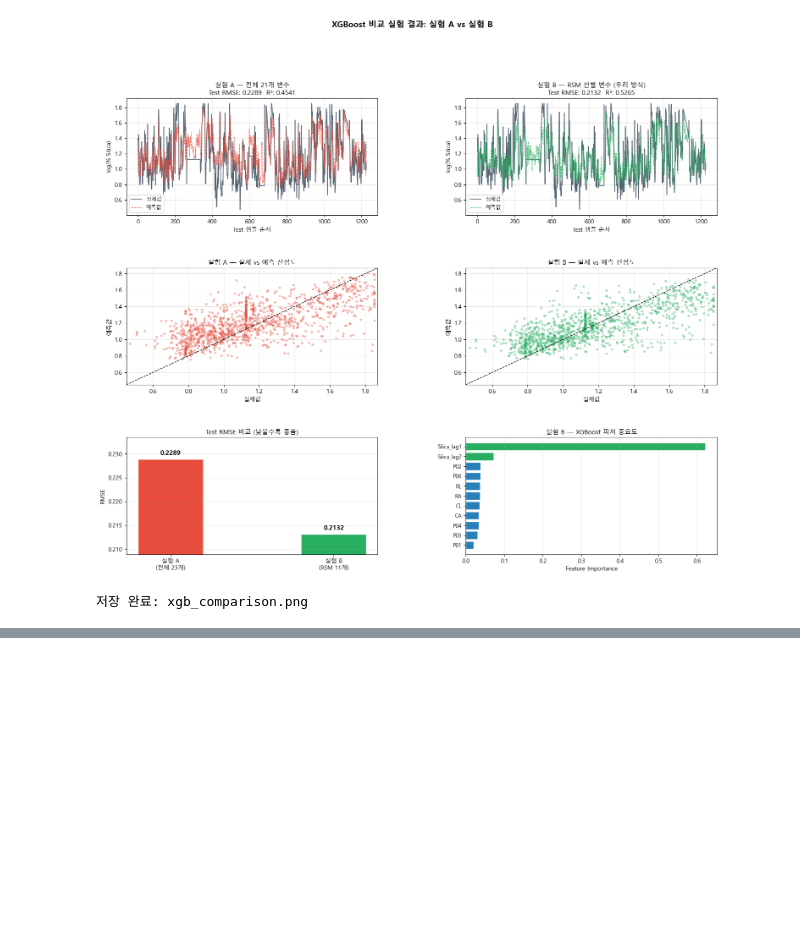
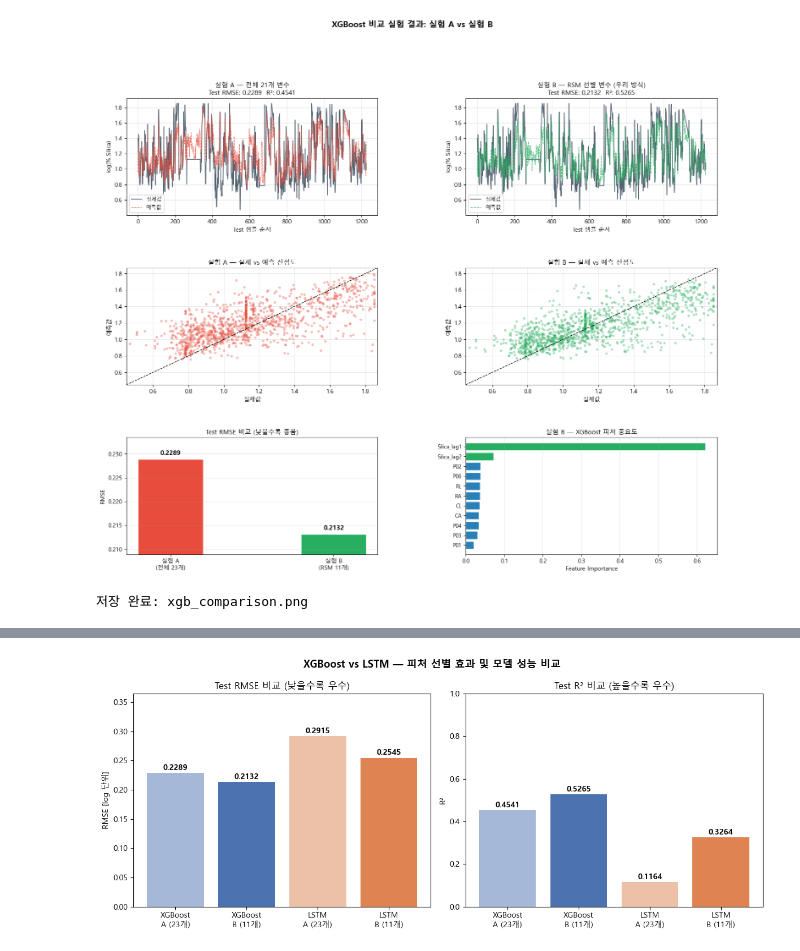
Before and after one commit to HyREX-Comic-Sans/CAPSTONE_Project, a Jupyter notebook: Silica_DOE.ipynb, the cells around one changed output, grey strips where cells are left out. Cells and saved outputs as stored; diff of their text form; code cells hidden in the pictures; blank space fills up the shorter version.

Commit message:
26.03.22 LSTM 테스트 완료
LSTM Test

```diff
--- a/Silica_DOE.ipynb
+++ b/Silica_DOE.ipynb
@@ -819,0 +933,10 @@ print('저장 완료: xgb_comparison.png')
+# %%
+# ── LSTM 실험 실행 ──────────────────────────────────────────────────────
+print('LSTM 학습 시작 (EarlyStopping patience=10, max epoch=100)...')
+
+lstm_A, res_lstm_A = run_lstm(
+    X_A_train, X_A_test, 'LSTM 실험 A — 전체 23개 변수'
+)
+lstm_B, res_lstm_B = run_lstm(
+    X_B_train, X_B_test, 'LSTM 실험 B — RSM 선별 11개 변수'
+)
@@ -819,0 +963,77 @@ print('저장 완료: xgb_comparison.png')
+# %%
+# ══════════════════════════════════════════════════════════════════════════
+# Step 12. 4-way 최종 비교 (XGBoost A/B  vs  LSTM A/B)
+# ══════════════════════════════════════════════════════════════════════════
+
+results = {
+    'XGBoost-A (23개)': res_A,
+    'XGBoost-B (11개)': res_B,
+    'LSTM-A    (23개)': res_lstm_A,
+    'LSTM-B    (11개)': res_lstm_B,
+}
+
+# ── 텍스트 비교표 ────────────────────────────────────────────────────────
+sep = '=' * 60
+print(f'\n{sep}')
+print('  4-way 최종 비교')
+print(sep)
+print(f'  {"모델":<22s}  {"Test RMSE":>10s}  {"Test R²":>10s}')
+print(f'  {"-" * 48}')
+for name, res in results.items():
+    print(f'  {name:<22s}  {res["test_rmse"]:>10.4f}  {res["test_r2"]:>10.4f}')
+
+# ── 효과 분해 ────────────────────────────────────────────────────────────
+xgb_feat   = (res_A['test_rmse']      - res_B['test_rmse'])      / res_A['test_rmse']      * 100
+lstm_feat  = (res_lstm_A['test_rmse'] - res_lstm_B['test_rmse']) / res_lstm_A['test_rmse'] * 100
+model_full = (res_A['test_rmse']      - res_lstm_A['test_rmse']) / res_A['test_rmse']      * 100
+model_sel  = (res_B['test_rmse']      - res_lstm_B['test_rmse']) / res_B['test_rmse']      * 100
+
+print(f'\n  [피처 선별 효과 (A → B)]')
+print(f'    XGBoost : RMSE {xgb_feat:+.2f}%')
+print(f'    LSTM    : RMSE {lstm_feat:+.2f}%')
+print(f'\n  [모델 효과 (XGBoost → LSTM)]')
+print(f'    23개 피처 : RMSE {model_full:+.2f}%')
+print(f'    11개 피처 : RMSE {model_sel:+.2f}%')
+print('\n  ※ RMSE 단위: log(% Silica Concentrate)')
+print('  ※ XGBoost: 10-fold CV | LSTM: EarlyStopping + val_split 10%')
+
+# ── 시각화 ───────────────────────────────────────────────────────────────
+fig, axes = plt.subplots(1, 2, figsize=(12, 5))
+
+labels = ['XGBoost\nA (23개)', 'XGBoost\nB (11개)', 'LSTM\nA (23개)', 'LSTM\nB (11개)']
+rmses  = [res_A['test_rmse'], res_B['test_rmse'], res_lstm_A['test_rmse'], res_lstm_B['test_rmse']]
+r2s    = [res_A['test_r2'],   res_B['test_r2'],   res_lstm_A['test_r2'],  res_lstm_B['test_r2']]
+colors = ['#4C72B0', '#4C72B0', '#DD8452', '#DD8452']
+alphas = [0.5, 1.0, 0.5, 1.0]  # A는 흐리게, B는 진하게
+
+# RMSE 바 차트
+bars = axes[0].bar(labels, rmses, color=colors)
+for bar, a in zip(bars, alphas):
+    bar.set_alpha(a)
+for bar, val in zip(bars, rmses):
+    axes[0].text(bar.get_x() + bar.get_width()/2,
+                 bar.get_height() + 0.002,
+                 f'{val:.4f}', ha='center', va='bottom', fontsize=10, fontweight='bold')
+axes[0].set_title('Test RMSE 비교 (낮을수록 우수)', fontsize=12)
+axes[0].set_ylabel('RMSE [log 단위]')
+axes[0].set_ylim(0, max(rmses) * 1.25)
+
+# R² 바 차트
+bars2 = axes[1].bar(labels, r2s, color=colors)
+for bar, a in zip(bars2, alphas):
+    bar.set_alpha(a)
+for bar, val in zip(bars2, r2s):
+    axes[1].text(bar.get_x() + bar.get_width()/2,
+                 bar.get_height() + 0.005,
+                 f'{val:.4f}', ha='center', va='bottom', fontsize=10, fontweight='bold')
+axes[1].set_title('Test R² 비교 (높을수록 우수)', fontsize=12)
+axes[1].set_ylabel('R²')
+axes[1].set_ylim(0, 1.0)
+
+plt.suptitle('XGBoost vs LSTM — 피처 선별 효과 및 모델 성능 비교',
+             fontsize=13, fontweight='bold')
+plt.tight_layout()
+plt.savefig('xgb_lstm_comparison.png', dpi=150, bbox_inches='tight')
+plt.show()
+print('시각화 저장 완료: xgb_lstm_comparison.png')
+# %% [output]
@@ -819,0 +1060 @@ print('저장 완료: xgb_comparison.png')
+[figure, added]
```
Also changed, not shown: parts of 6 cells of this notebook, 7 other files.
